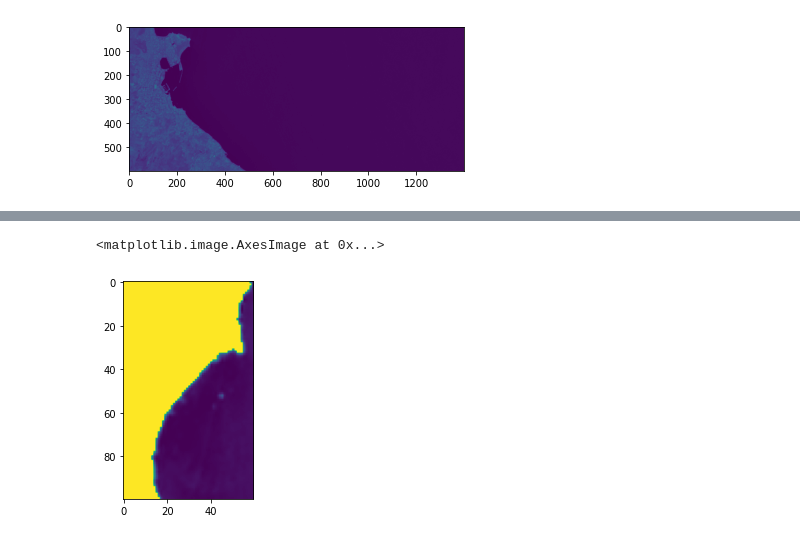
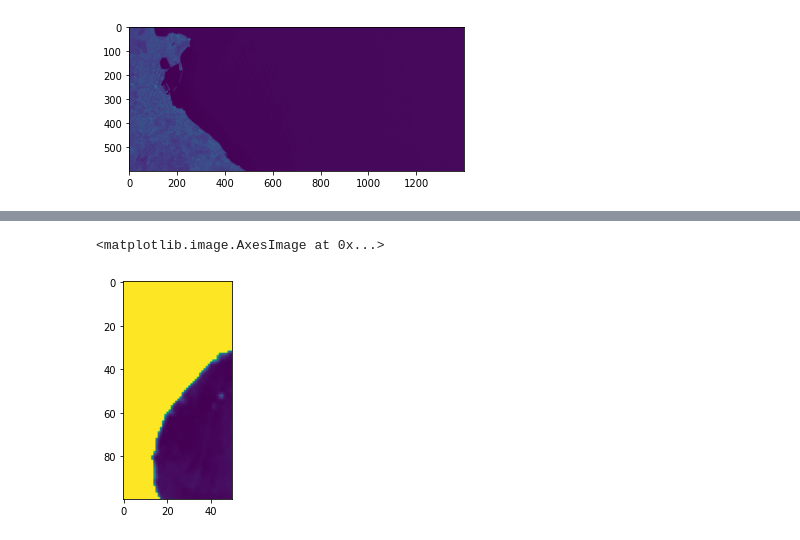
Before and after one commit to BasileR/plastic_detection_from_space, a Jupyter notebook: graphs.ipynb, the cells around one changed output, grey strips where cells are left out. Drawn from its saved outputs; the diff is of its cells as text; code cells hidden in the pictures.

```diff
--- a/graphs.ipynb
+++ b/graphs.ipynb
@@ -106,7 +103,0 @@ spectral_sign_4 = {'water': [ 0.10384066, 0.13632251, 0.16474463,
-# %%
-result = result[50:150,200:260,:]
-# %%
-plt.imshow(result[:,:,3])
-# %% [output]
-<matplotlib.image.AxesImage at 0x...>
-[figure, removed]
@@ -119,0 +104,8 @@ nb_cluster = 2
+# %%
+#result = result[:,80:,:]
+result = result[50:150,200:250,:]
+
+plt.imshow(result[:,:,3])
+# %% [output]
+<matplotlib.image.AxesImage at 0x...>
+[figure, added]
```
Also changed, not shown: parts of 15 cells of this notebook, 1 other file.
